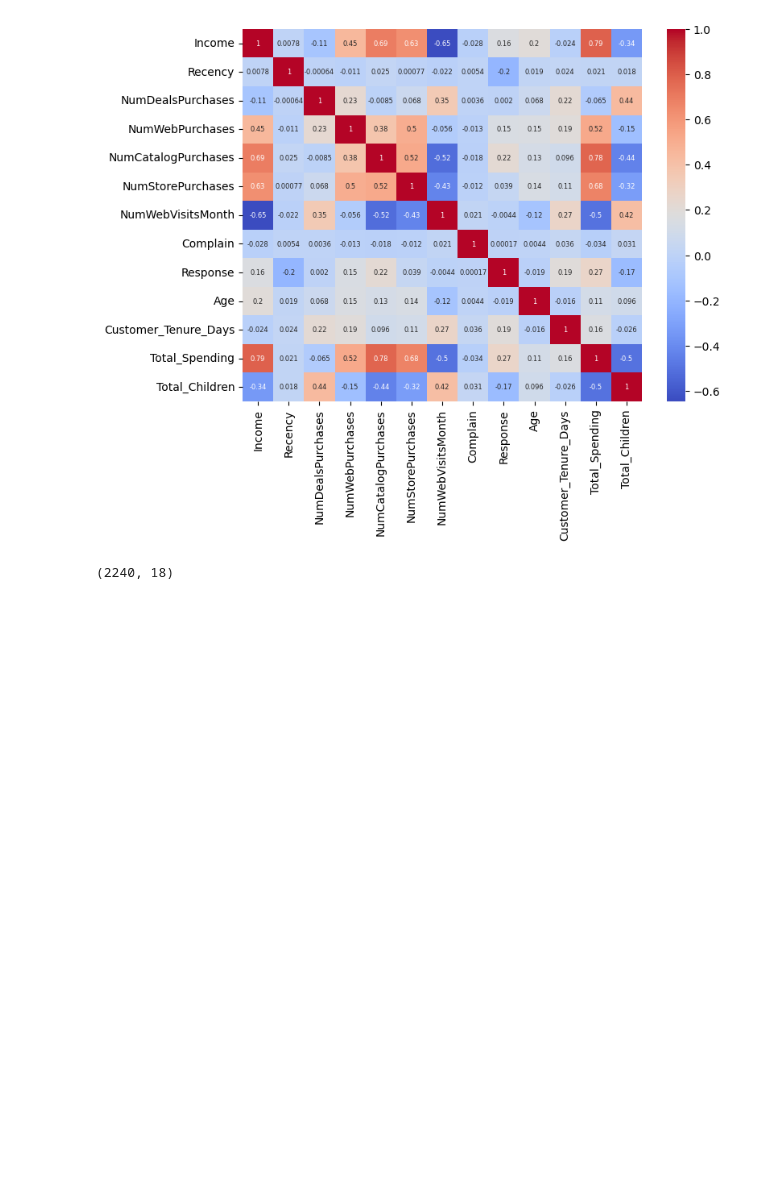
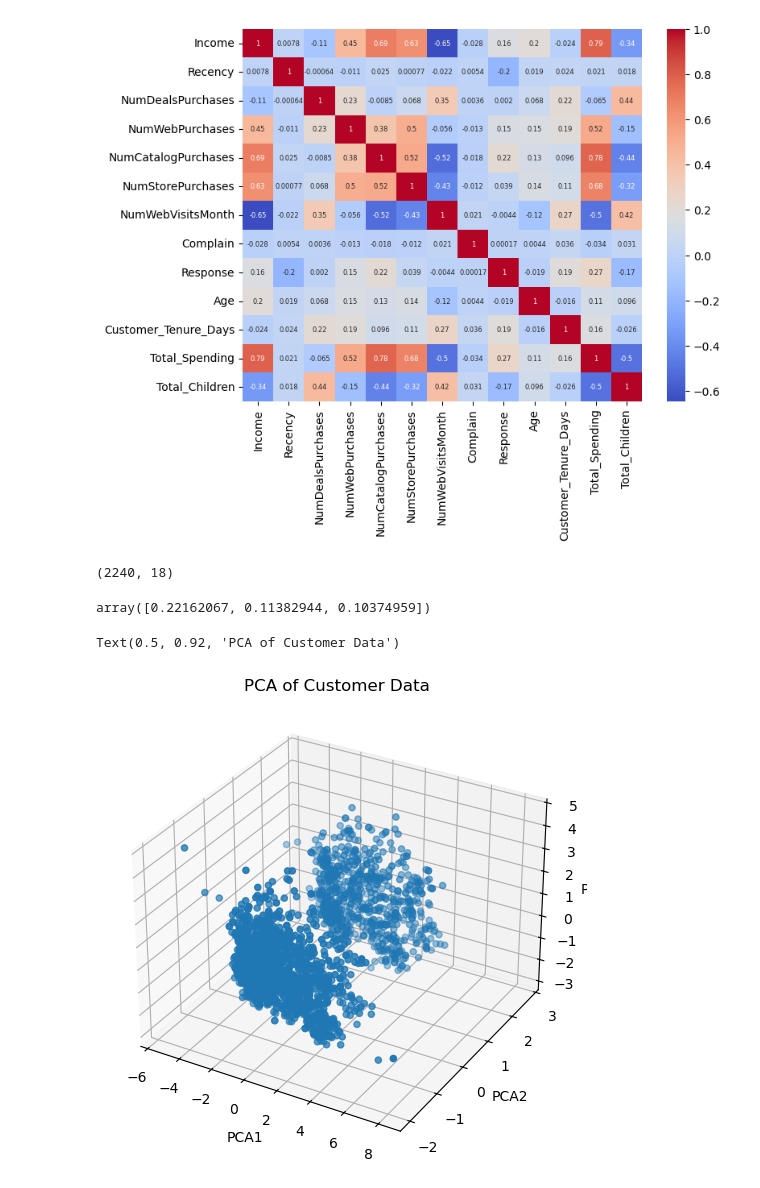
Before and after one commit to Ehsaan08-ai/Smart-Cart, a Jupyter notebook: main.ipynb, the cells around one changed output. Drawn from its saved outputs; the diff is of its cells as text; code cells hidden in the pictures; blank space fills up the shorter version.

```diff
--- a/main.ipynb
+++ b/main.ipynb
@@ -164,3 +164,26 @@ X = df_encoded
 scaler = StandardScaler()
 
 X_scaled = scaler.fit_transform(X)
+# %%
+# Dimensionality Reduction with PCA
+pca = PCA(n_components=3)
+
+X_pca = pca.fit_transform(X_scaled)
+
+pca.explained_variance_ratio_
+# %% [output]
+array([0.22162067, 0.11382944, 0.10374959])
+# %%
+fig = plt.figure(figsize=(8, 6))
+
+ax = fig.add_subplot(111, projection='3d')
+
+ax.scatter(X_pca[:, 0], X_pca[:, 1], X_pca[:, 2])
+
+ax.set_xlabel('PCA1')
+ax.set_ylabel('PCA2')
+ax.set_zlabel('PCA3')
+ax.set_title('PCA of Customer Data')
+# %% [output]
+Text(0.5, 0.92, 'PCA of Customer Data')
+[figure, added]
```
